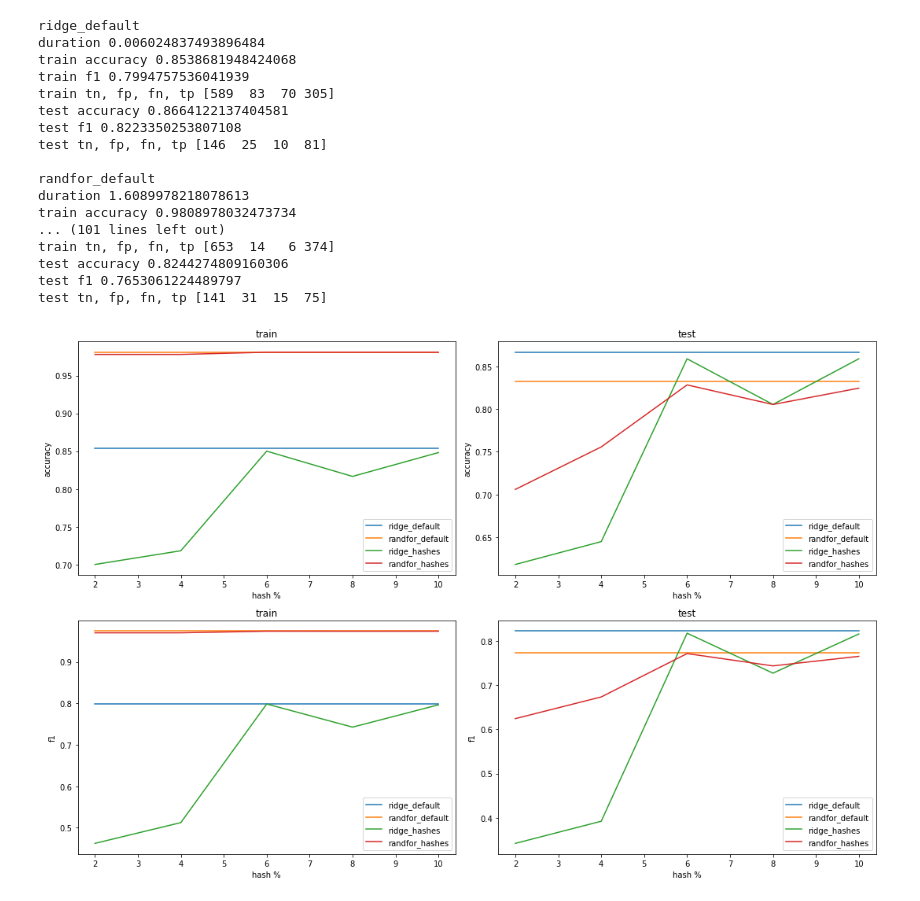
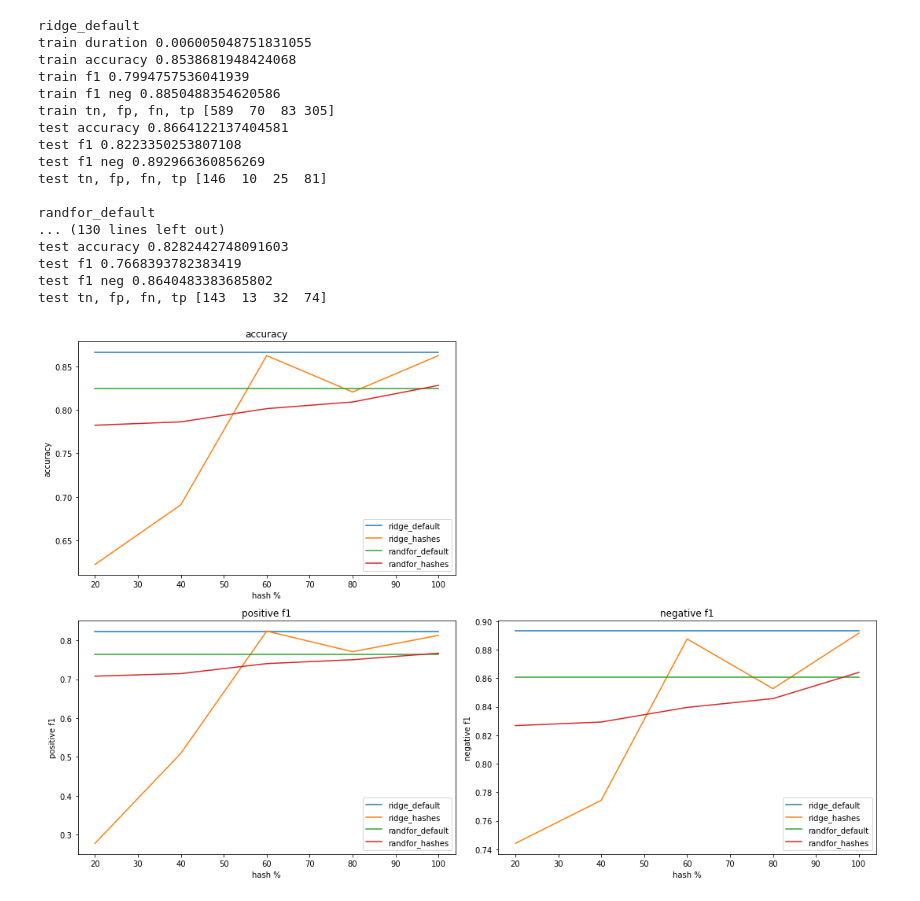
Before and after one commit to win13676/ORIE5741-Project, a Jupyter notebook: FeatureHashingV2.ipynb, the cells around one changed output. Saved outputs shown, nothing was run; the diff lists cells and outputs as text; code cells hidden in the pictures.

```diff
--- a/FeatureHashingV2.ipynb
+++ b/FeatureHashingV2.ipynb
@@ -222,22 +449,25 @@ test tn, fp, fn, tp [6827  956  535 1451]
 # %%
-compare_feature_hashing(titanic_train_X, titanic_train_dict_X, titanic_train_y, titanic_test_X, titanic_test_dict_X, titanic_test_y)
+titanic_scores = compare_feature_hashing(data_set_titanic.X_train, data_set_titanic.X_dict_train, data_set_titanic.y_train, data_set_titanic.X_test, data_set_titanic.X_dict_test, data_set_titanic.y_test)
 # %% [output]
 ridge_default
-duration 0.006024837493896484
+train duration 0.006005048751831055
 train accuracy 0.8538681948424068
 train f1 0.7994757536041939
-train tn, fp, fn, tp [589  83  70 305]
+train f1 neg 0.8850488354620586
+train tn, fp, fn, tp [589  70  83 305]
 test accuracy 0.8664122137404581
 test f1 0.8223350253807108
-test tn, fp, fn, tp [146  25  10  81]
+test f1 neg 0.892966360856269
+test tn, fp, fn, tp [146  10  25  81]
 
 randfor_default
-duration 1.6089978218078613
-train accuracy 0.9808978032473734
-... (101 lines left out)
-train tn, fp, fn, tp [653  14   6 374]
-test accuracy 0.8244274809160306
-test f1 0.7653061224489797
-test tn, fp, fn, tp [141  31  15  75]
+... (130 lines left out)
+test accuracy 0.8282442748091603
+test f1 0.7668393782383419
+test f1 neg 0.8640483383685802
+test tn, fp, fn, tp [143  13  32  74]
-[figure, removed]
+# %%
+plot_scores(titanic_scores)
+# %% [output]
+[figure, added]
 # %%
```
Also changed, not shown: parts of 32 cells of this notebook, 2 other files.
